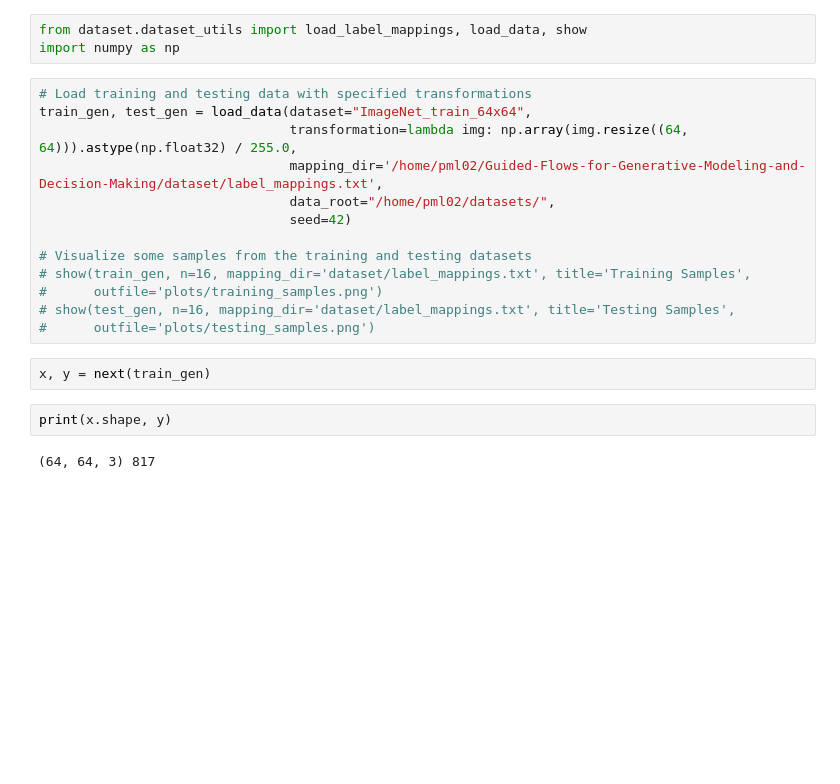
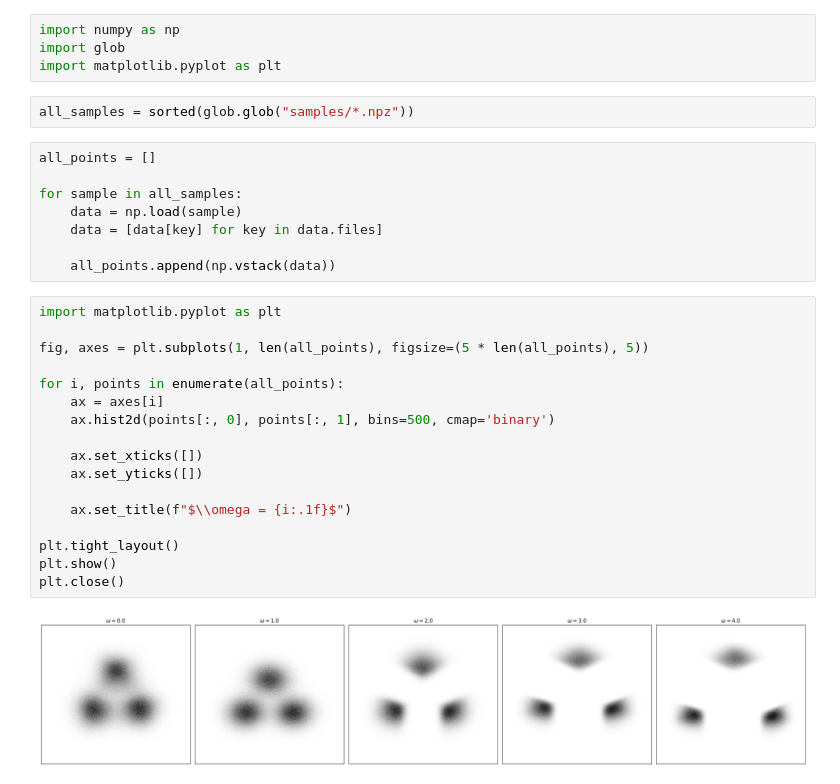
Before and after one commit to OgnjenSavic14/Guided-Flows-for-Generative-Modeling-and-Decision-Making, a Jupyter notebook: Untitled.ipynb, the cells around one changed output. Saved outputs shown, nothing was run; the diff lists cells and outputs as text; blank space fills up the shorter version.

Commit message:
Ploted Figure 3.1.

```diff
--- a/Untitled.ipynb
+++ b/Untitled.ipynb
@@ -1,22 +1,33 @@
 # %%
-from dataset.dataset_utils import load_label_mappings, load_data, show
 import numpy as np
+import glob
+import matplotlib.pyplot as plt
+# %%
+all_samples = sorted(glob.glob("samples/*.npz"))
 # %%
-# Load training and testing data with specified transformations
-train_gen, test_gen = load_data(dataset="ImageNet_train_64x64",
-                                transformation=lambda img: np.array(img.resize((64, 64))).astype(np.float32) / 255.0,
-                                mapping_dir='/home/pml02/Guided-Flows-for-Generative-Modeling-and-Decision-Making/dataset/label_mappings.txt',
-                                data_root="/home/pml02/datasets/",
-                                seed=42)
+all_points = []
 
-# Visualize some samples from the training and testing datasets
-# show(train_gen, n=16, mapping_dir='dataset/label_mappings.txt', title='Training Samples',
-#      outfile='plots/training_samples.png')
-# show(test_gen, n=16, mapping_dir='dataset/label_mappings.txt', title='Testing Samples',
-#      outfile='plots/testing_samples.png')
+for sample in all_samples:
+    data = np.load(sample)
+    data = [data[key] for key in data.files]
+
+    all_points.append(np.vstack(data))
-# %%
-x, y = next(train_gen)
 # %%
-print(x.shape, y)
+import matplotlib.pyplot as plt
+
+fig, axes = plt.subplots(1, len(all_points), figsize=(5 * len(all_points), 5))
+
+for i, points in enumerate(all_points):
+    ax = axes[i]
+    ax.hist2d(points[:, 0], points[:, 1], bins=500, cmap='binary')
+
+    ax.set_xticks([])
+    ax.set_yticks([])
+
+    ax.set_title(f"$\\omega = {i:.1f}$")
+
+plt.tight_layout()
+plt.show()
+plt.close()
 # %% [output]
-(64, 64, 3) 817
+[figure, added]
```
Also changed, not shown: 3 other files.
